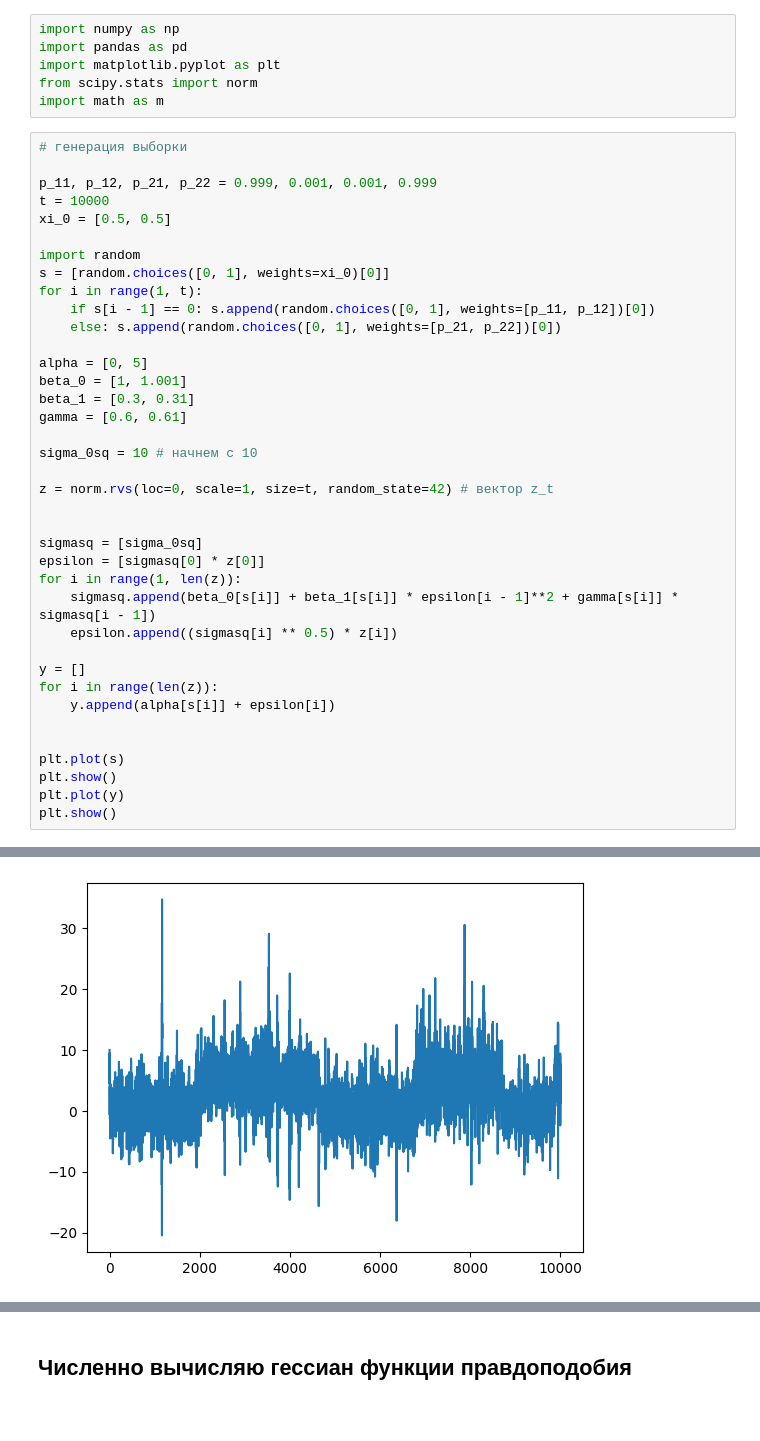
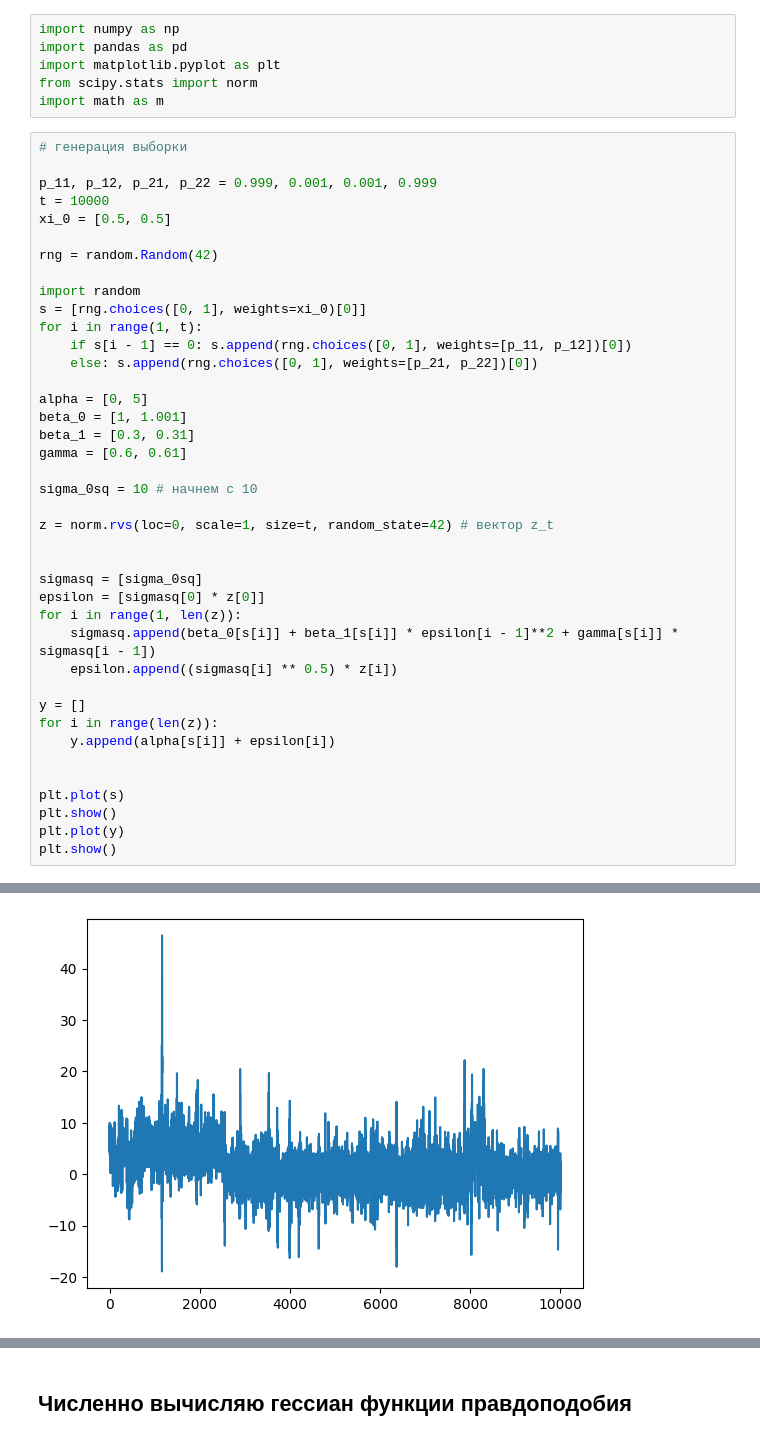
Before and after one commit to ddobryy/my, a Jupyter notebook: thesis_3rd_course/simulations.ipynb, the cells around one changed output, grey strips where cells are left out. Drawn from its saved outputs; the diff is of its cells as text.

```diff
--- a/thesis_3rd_course/simulations.ipynb
+++ b/thesis_3rd_course/simulations.ipynb
@@ -11,11 +11,13 @@ p_11, p_12, p_21, p_22 = 0.999, 0.001, 0.001, 0.999
 t = 10000
 xi_0 = [0.5, 0.5]
 
+rng = random.Random(42)
+
 import random
-s = [random.choices([0, 1], weights=xi_0)[0]]
+s = [rng.choices([0, 1], weights=xi_0)[0]]
 for i in range(1, t):
-    if s[i - 1] == 0: s.append(random.choices([0, 1], weights=[p_11, p_12])[0])
-    else: s.append(random.choices([0, 1], weights=[p_21, p_22])[0])
+    if s[i - 1] == 0: s.append(rng.choices([0, 1], weights=[p_11, p_12])[0])
+    else: s.append(rng.choices([0, 1], weights=[p_21, p_22])[0])
 
 alpha = [0, 5]
 beta_0 = [1, 1.001]
@@ -47,3 +49,3 @@ plt.show()
-[figure, old version]
+[figure, new version]
 # %%
 # функция правдоподобия
```
Also changed, not shown: parts of 27 cells of this notebook, 1 other file.
